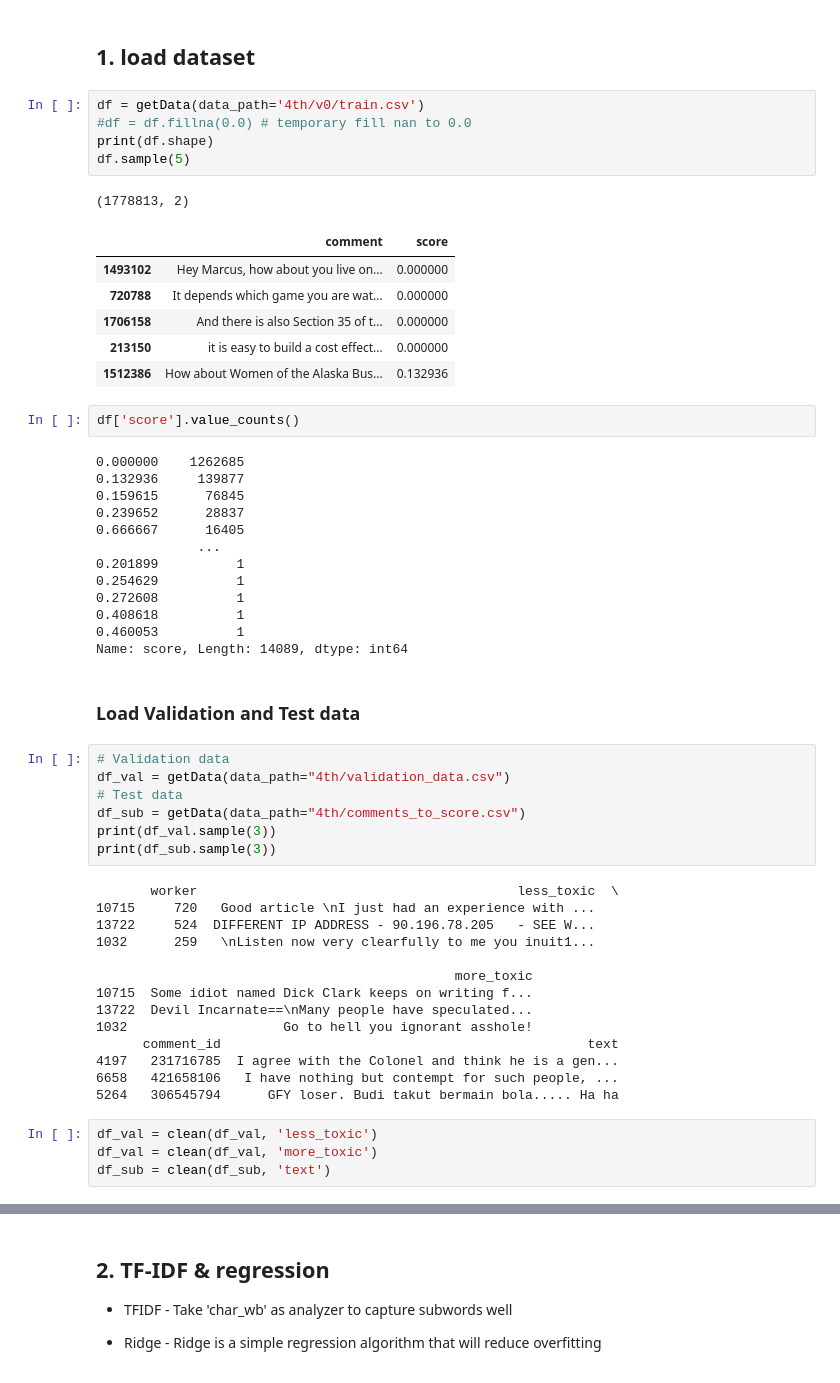
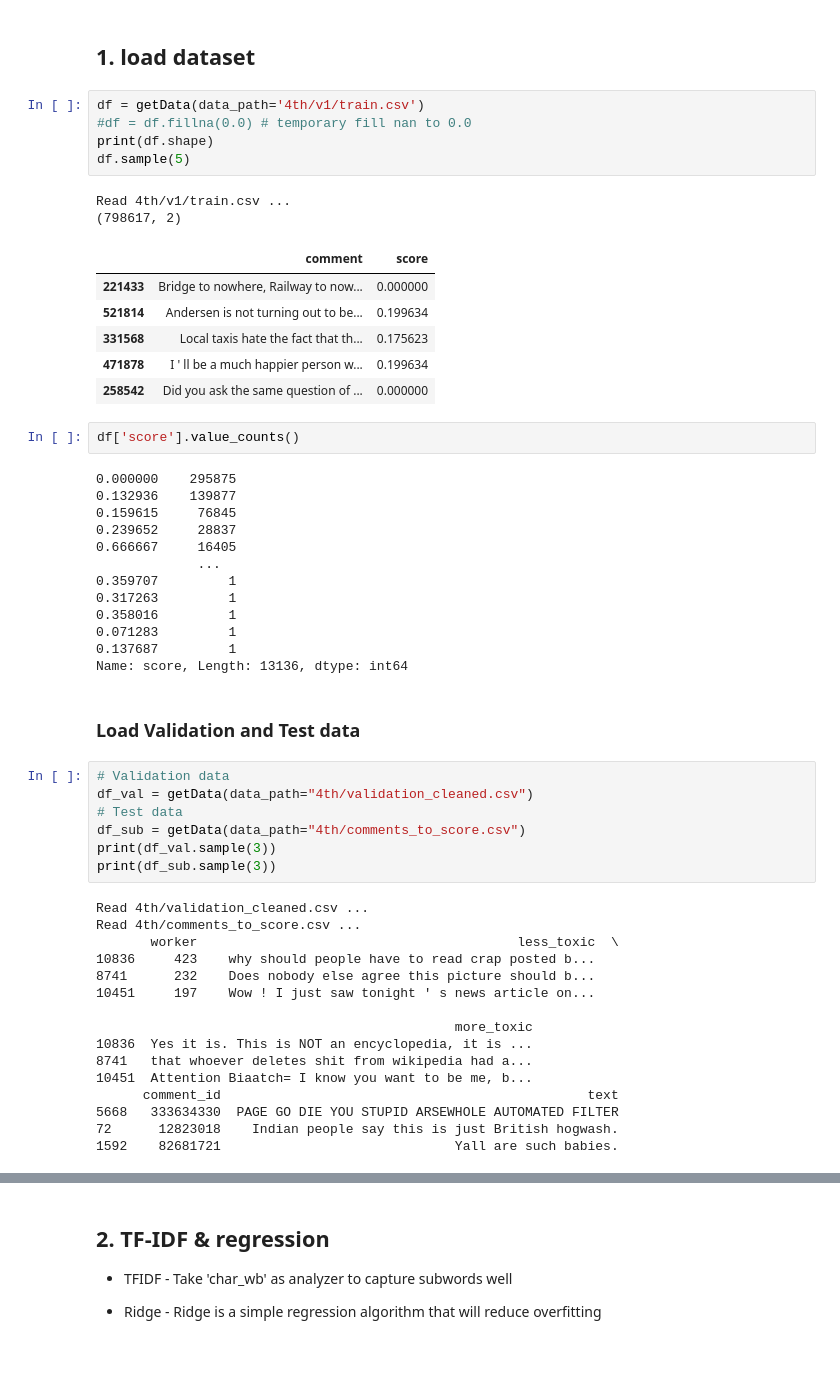
Before and after one commit to team-ok-nlp/jigsaw-toxic-competition, a Jupyter notebook: experiments/tfidf_regression.ipynb, the cells around one changed output, grey strips where cells are left out. Drawn from its saved outputs; the diff is of its cells as text.

```diff
--- a/experiments/tfidf_regression.ipynb
+++ b/experiments/tfidf_regression.ipynb
@@ -19,57 +19,56 @@ from utils import clean, getData
 # %% [markdown]
 ## 1. load dataset
 # %%
-df = getData(data_path='4th/v0/train.csv')
+df = getData(data_path='4th/v1/train.csv')
 #df = df.fillna(0.0) # temporary fill nan to 0.0
 print(df.shape)
 df.sample(5)
 # %% [output]
-(1778813, 2)
+Read 4th/v1/train.csv ...
+(798617, 2)
 |  | comment | score |
-| 1493102 | Hey Marcus, how about you live on... | 0.000000 |
-| 720788 | It depends which game you are wat... | 0.000000 |
-| 1706158 | And there is also Section 35 of t... | 0.000000 |
-| 213150 | it is easy to build a cost effect... | 0.000000 |
-| 1512386 | How about Women of the Alaska Bus... | 0.132936 |
+| 221433 | Bridge to nowhere, Railway to now... | 0.000000 |
+| 521814 | Andersen is not turning out to be... | 0.199634 |
+| 331568 | Local taxis hate the fact that th... | 0.175623 |
+| 471878 | I ' ll be a much happier person w... | 0.199634 |
+| 258542 | Did you ask the same question of ... | 0.000000 |
 # %%
 df['score'].value_counts()
 # %% [output]
-0.000000    1262685
-0.132936     139877
-0.159615      76845
-0.239652      28837
-0.666667      16405
+0.000000    295875
+0.132936    139877
+0.159615     76845
+0.239652     28837
+0.666667     16405
              ...
-0.201899          1
-0.254629          1
-0.272608          1
-0.408618          1
-0.460053          1
-Name: score, Length: 14089, dtype: int64
+0.359707         1
+0.317263         1
+0.358016         1
+0.071283         1
+0.137687         1
+Name: score, Length: 13136, dtype: int64
 # %% [markdown]
 ### Load Validation and Test data
 # %%
 # Validation data
-df_val = getData(data_path="4th/validation_data.csv")
+df_val = getData(data_path="4th/validation_cleaned.csv")
 # Test data
 df_sub = getData(data_path="4th/comments_to_score.csv")
 print(df_val.sample(3))
 print(df_sub.sample(3))
 # %% [output]
+Read 4th/validation_cleaned.csv ...
+Read 4th/comments_to_score.csv ...
        worker                                         less_toxic  \
-10715     720   Good article \nI just had an experience with ...
-13722     524  DIFFERENT IP ADDRESS - 90.196.78.205   - SEE W...
-1032      259   \nListen now very clearfully to me you inuit1...
+10836     423    why should people have to read crap posted b...
+8741      232    Does nobody else agree this picture should b...
+10451     197    Wow ! I just saw tonight ' s news article on...
 
                                               more_toxic
-10715  Some idiot named Dick Clark keeps on writing f...
-13722  Devil Incarnate==\nMany people have speculated...
-1032                    Go to hell you ignorant asshole!
+10836  Yes it is. This is NOT an encyclopedia, it is ...
+8741   that whoever deletes shit from wikipedia had a...
+10451  Attention Biaatch= I know you want to be me, b...
       comment_id                                               text
-4197   231716785  I agree with the Colonel and think he is a gen...
-6658   421658106   I have nothing but contempt for such people, ...
-5264   306545794      GFY loser. Budi takut bermain bola..... Ha ha
+5668   333634330  PAGE GO DIE YOU STUPID ARSEWHOLE AUTOMATED FILTER
+72      12823018    Indian people say this is just British hogwash.
+1592    82681721                              Yall are such babies.
-# %%
-df_val = clean(df_val, 'less_toxic')
-df_val = clean(df_val, 'more_toxic')
-df_sub = clean(df_sub, 'text')
```
Also changed, not shown: parts of 5 cells of this notebook, 1 other file.
